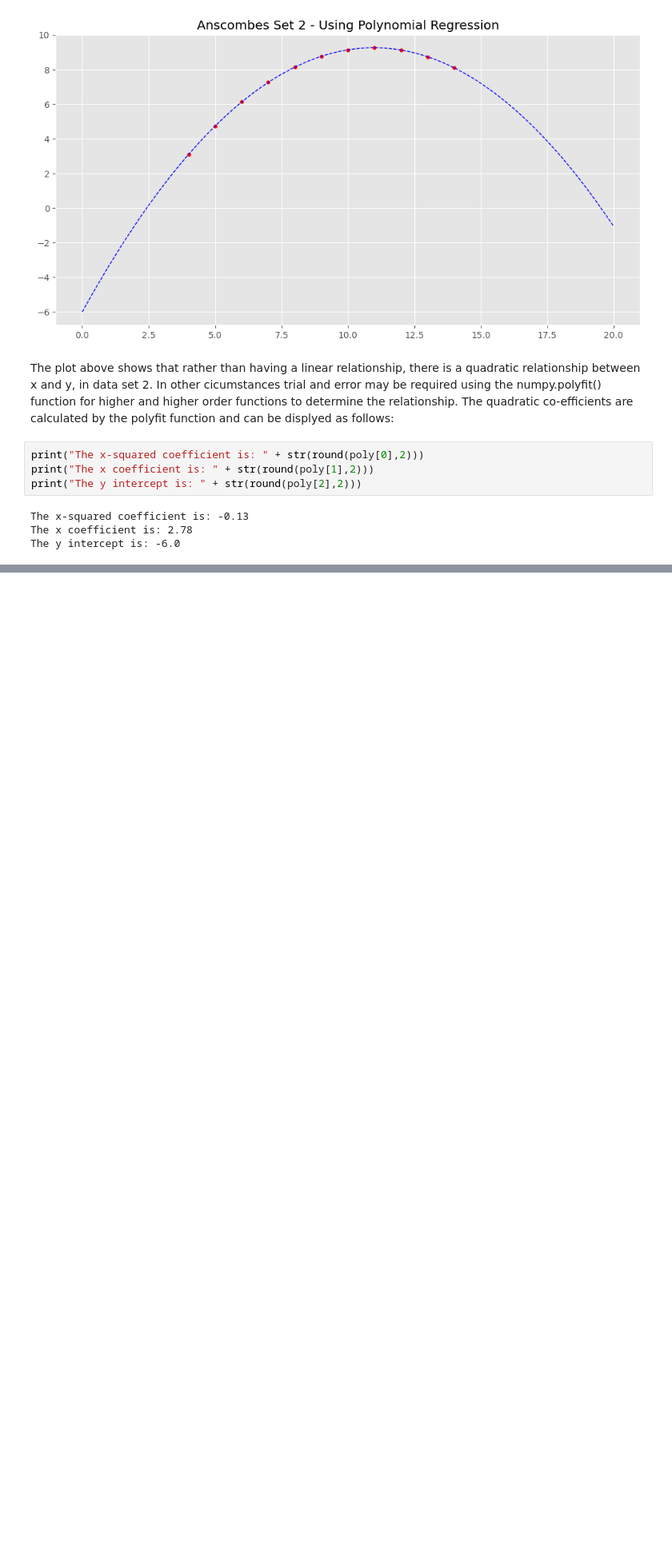
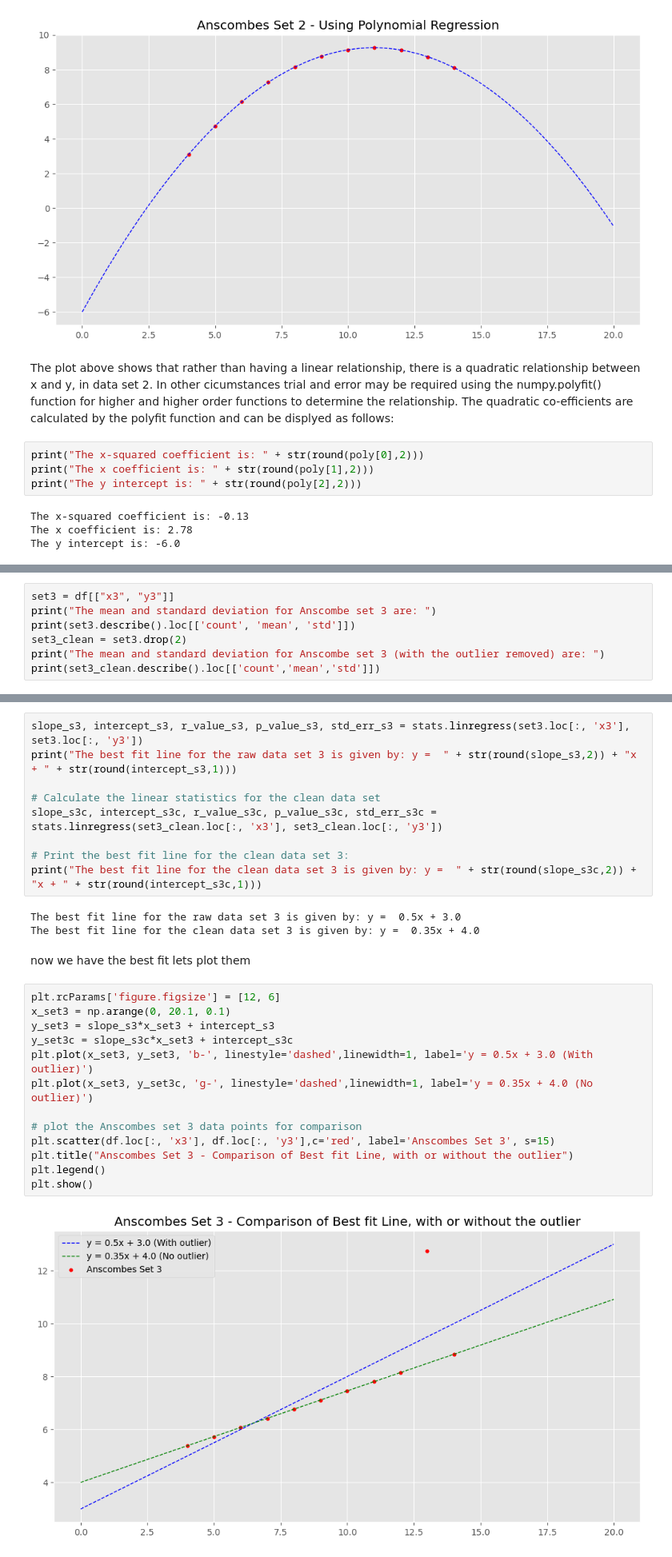
Before and after one commit to keithmmc/dataprojects, a Jupyter notebook: anscombes.ipynb, the cells around one changed output, grey strips where cells are left out. Shown at 80% size. Saved outputs shown, nothing was run; the diff lists cells and outputs as text; blank space fills up the shorter version.

```diff
--- a/anscombes.ipynb
+++ b/anscombes.ipynb
@@ -188,0 +282,7 @@ The y intercept is: -6.0
+# %%
+set3 = df[["x3", "y3"]]
+print("The mean and standard deviation for Anscombe set 3 are: ")
+print(set3.describe().loc[['count', 'mean', 'std']])
+set3_clean = set3.drop(2)
+print("The mean and standard deviation for Anscombe set 3 (with the outlier removed) are: ")
+print(set3_clean.describe().loc[['count','mean','std']])
@@ -188,0 +302,29 @@ The y intercept is: -6.0
+# %%
+slope_s3, intercept_s3, r_value_s3, p_value_s3, std_err_s3 = stats.linregress(set3.loc[:, 'x3'], set3.loc[:, 'y3'])
+print("The best fit line for the raw data set 3 is given by: y =  " + str(round(slope_s3,2)) + "x + " + str(round(intercept_s3,1)))
+
+# Calculate the linear statistics for the clean data set
+slope_s3c, intercept_s3c, r_value_s3c, p_value_s3c, std_err_s3c = stats.linregress(set3_clean.loc[:, 'x3'], set3_clean.loc[:, 'y3'])
+
+# Print the best fit line for the clean data set 3:
+print("The best fit line for the clean data set 3 is given by: y =  " + str(round(slope_s3c,2)) + "x + " + str(round(intercept_s3c,1)))
+# %% [output]
+The best fit line for the raw data set 3 is given by: y =  0.5x + 3.0
+The best fit line for the clean data set 3 is given by: y =  0.35x + 4.0
+# %% [markdown]
+now we have the best fit lets plot them
+# %%
+plt.rcParams['figure.figsize'] = [12, 6]
+x_set3 = np.arange(0, 20.1, 0.1)
+y_set3 = slope_s3*x_set3 + intercept_s3
+y_set3c = slope_s3c*x_set3 + intercept_s3c
+plt.plot(x_set3, y_set3, 'b-', linestyle='dashed',linewidth=1, label='y = 0.5x + 3.0 (With outlier)')
+plt.plot(x_set3, y_set3c, 'g-', linestyle='dashed',linewidth=1, label='y = 0.35x + 4.0 (No outlier)')
+
+# plot the Anscombes set 3 data points for comparison
+plt.scatter(df.loc[:, 'x3'], df.loc[:, 'y3'],c='red', label='Anscombes Set 3', s=15)
+plt.title("Anscombes Set 3 - Comparison of Best fit Line, with or without the outlier")
+plt.legend()
+plt.show()
+# %% [output]
+[figure, added]
```
Also changed, not shown: parts of 21 cells of this notebook.
